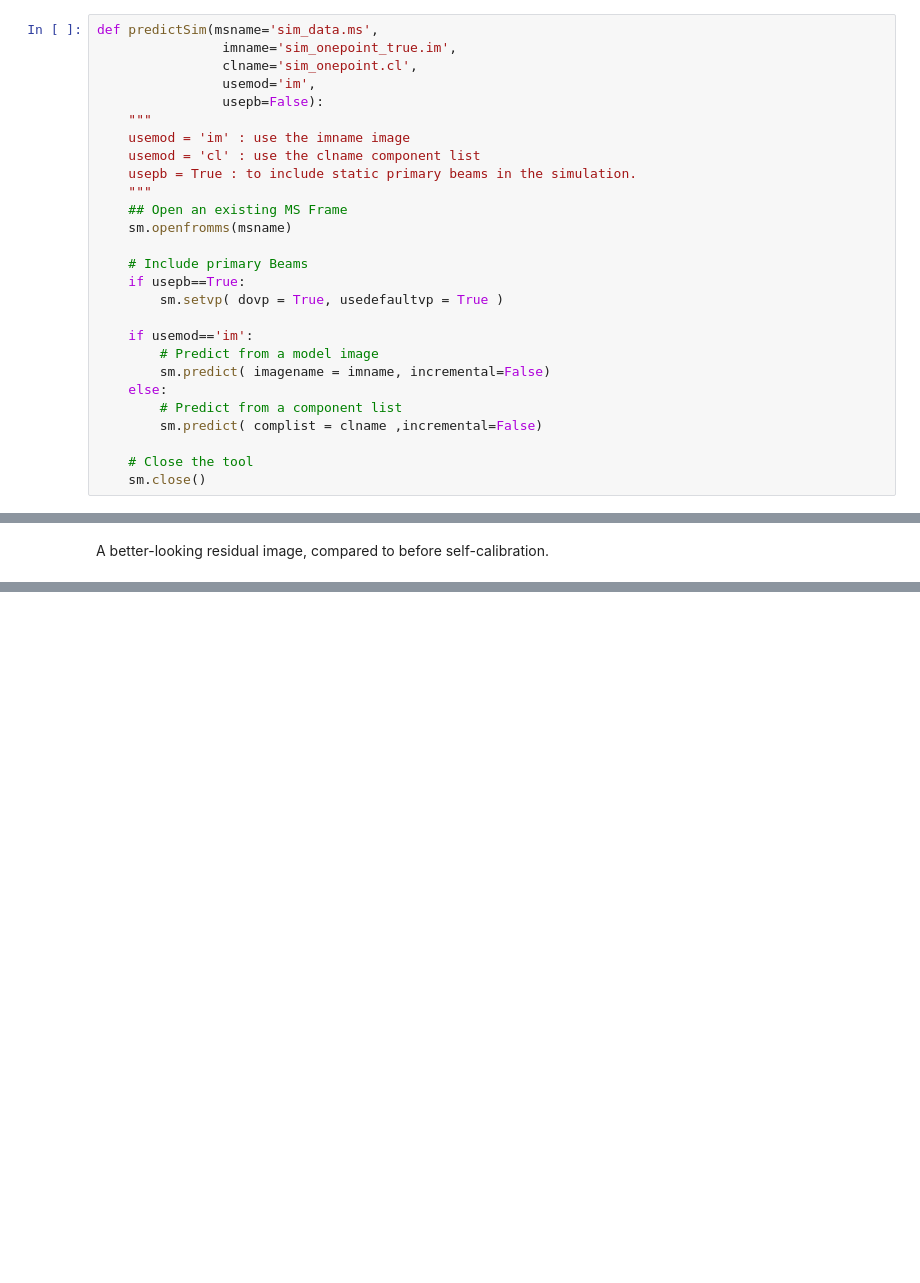
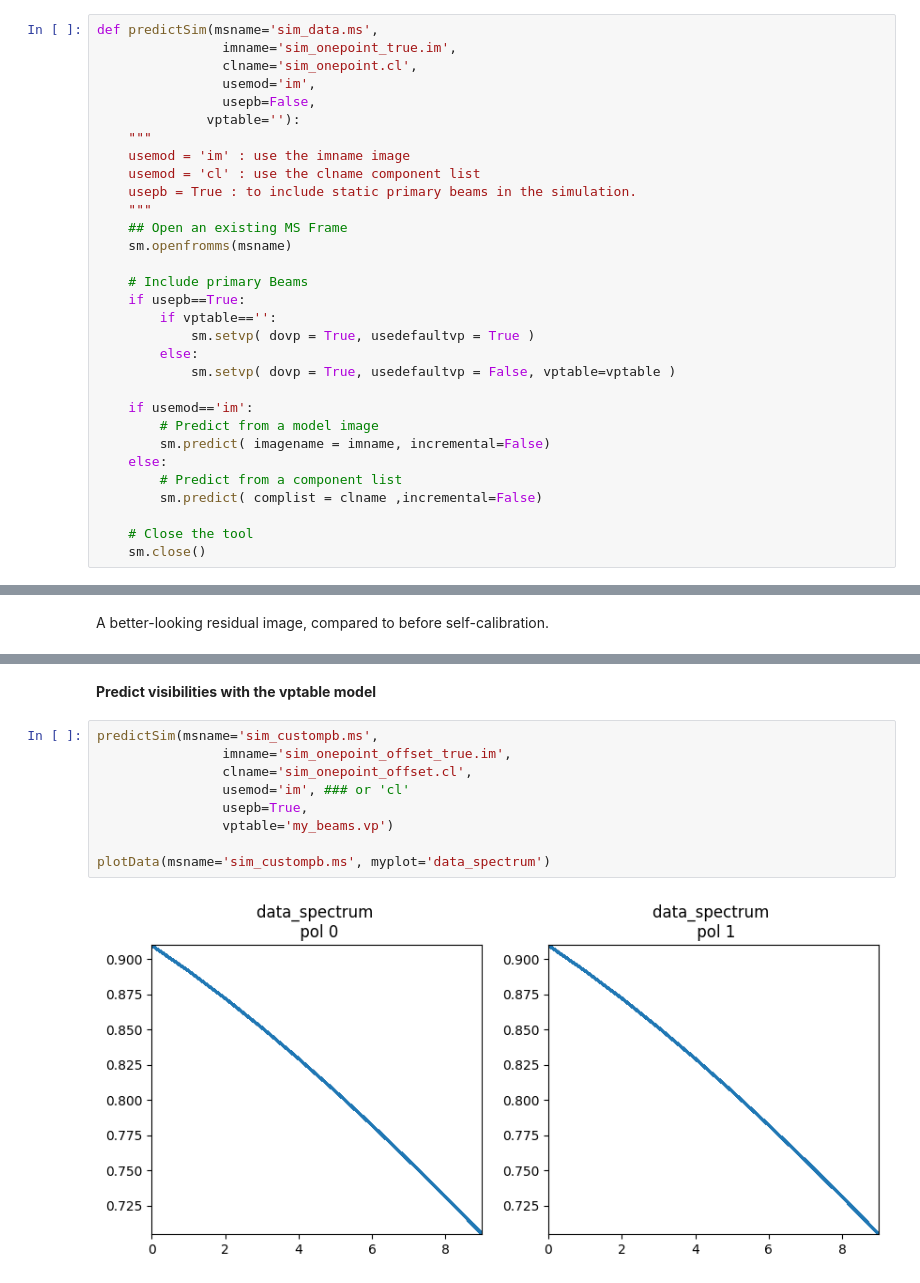
Before and after one commit to casangi/examples, a Jupyter notebook: community/simulation_script_demo.ipynb, the cells around one changed output, grey strips where cells are left out. Cells and saved outputs as stored; diff of their text form; blank space fills up the shorter version.

Commit message:
Updated the simulation_in_casa script
Added an example of how to use a VPtable for custom wideband Primary Beams in the simulation.

```diff
--- a/community/simulation_script_demo.ipynb
+++ b/community/simulation_script_demo.ipynb
@@ -427,7 +433,8 @@ def predictSim(msname='sim_data.ms',
                 imname='sim_onepoint_true.im',
                 clname='sim_onepoint.cl',
                 usemod='im',
-                usepb=False):
+                usepb=False,
+              vptable=''):
     """
     usemod = 'im' : use the imname image
     usemod = 'cl' : use the clname component list
@@ -438,7 +445,10 @@ def predictSim(msname='sim_data.ms',
 
     # Include primary Beams
     if usepb==True:
-        sm.setvp( dovp = True, usedefaultvp = True )
+        if vptable=='':
+            sm.setvp( dovp = True, usedefaultvp = True )
+        else:
+            sm.setvp( dovp = True, usedefaultvp = False, vptable=vptable )
 
     if usemod=='im':
         # Predict from a model image
@@ -838,0 +935,13 @@ A better-looking residual image, compared to before self-calibration.
+# %% [markdown]
+__Predict visibilities with the vptable model__
+# %%
+predictSim(msname='sim_custompb.ms',
+                imname='sim_onepoint_offset_true.im',
+                clname='sim_onepoint_offset.cl',
+                usemod='im', ### or 'cl'
+                usepb=True,
+                vptable='my_beams.vp')
+
+plotData(msname='sim_custompb.ms', myplot='data_spectrum')
+# %% [output]
+[figure, added]
```
Also changed, not shown: parts of 43 cells of this notebook.
